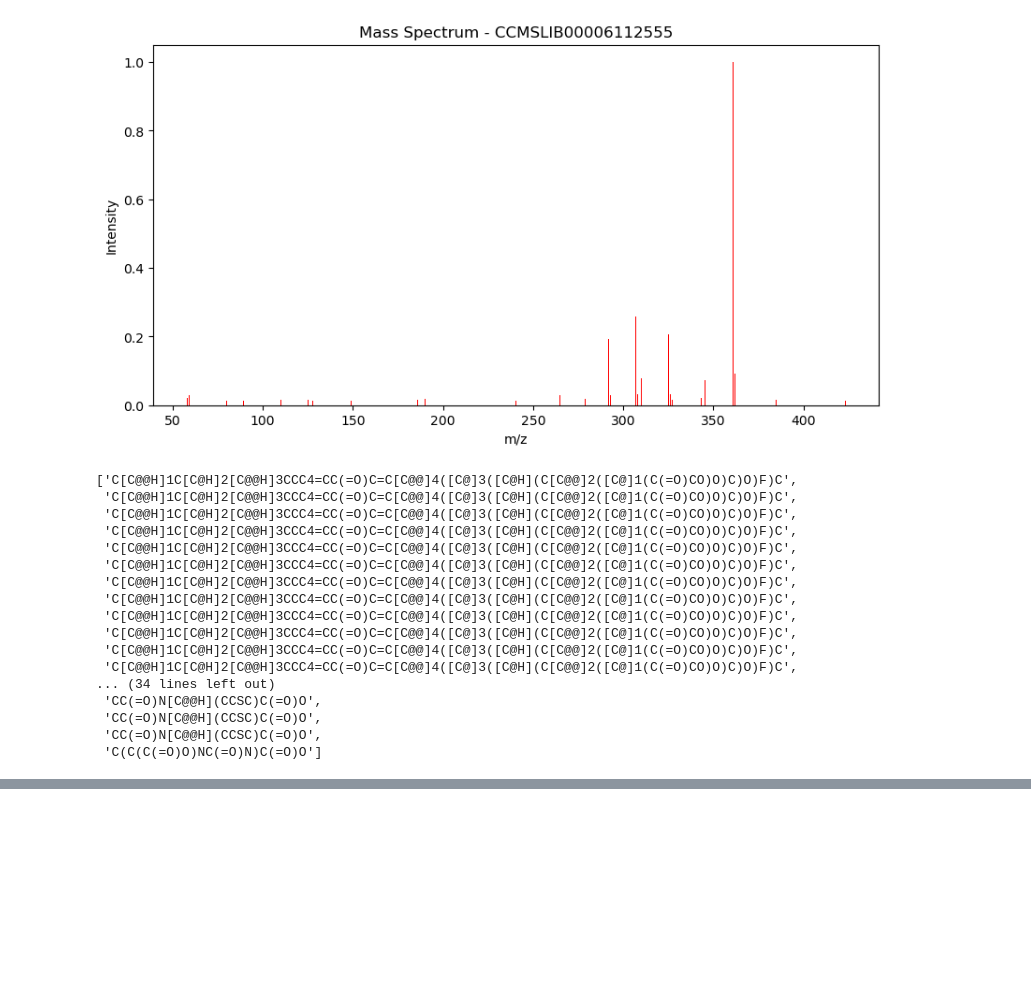
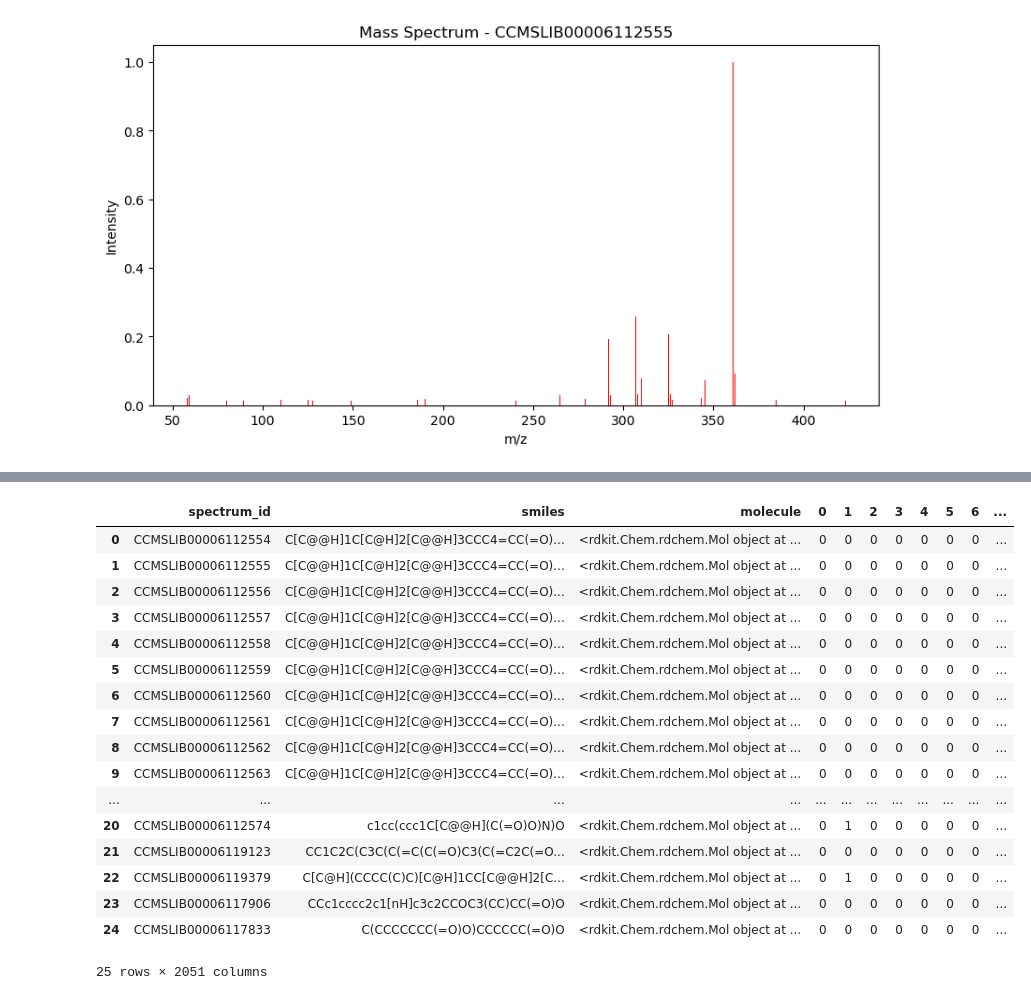
Before and after one commit to CarlosGomes00/Transformer-Based-Models-for-Chemical-Fingerprint-Prediction, a Jupyter notebook: notebooks/mgf_test.ipynb, the cells around one changed output, grey strips where cells are left out. Saved outputs shown, nothing was run; the diff lists cells and outputs as text; code cells hidden in the pictures; blank space fills up the shorter version.

Commit message:
smiles_to_fingerprints func added + updates

```diff
--- a/notebooks/mgf_test.ipynb
+++ b/notebooks/mgf_test.ipynb
@@ -96,22 +97,7 @@ plot_spectra(mgf_spect)
 [figure]
 [figure]
 # %%
-mgf_get_smiles(mgf_data, num_spectra=50)
+data = mgf_get_smiles(mgf_data, num_spectra=25)
-# %% [output]
-['C[C@@H]1C[C@H]2[C@@H]3CCC4=CC(=O)C=C[C@@]4([C@]3([C@H](C[C@@]2([C@]1(C(=O)CO)O)C)O)F)C',
- 'C[C@@H]1C[C@H]2[C@@H]3CCC4=CC(=O)C=C[C@@]4([C@]3([C@H](C[C@@]2([C@]1(C(=O)CO)O)C)O)F)C',
- 'C[C@@H]1C[C@H]2[C@@H]3CCC4=CC(=O)C=C[C@@]4([C@]3([C@H](C[C@@]2([C@]1(C(=O)CO)O)C)O)F)C',
- 'C[C@@H]1C[C@H]2[C@@H]3CCC4=CC(=O)C=C[C@@]4([C@]3([C@H](C[C@@]2([C@]1(C(=O)CO)O)C)O)F)C',
- 'C[C@@H]1C[C@H]2[C@@H]3CCC4=CC(=O)C=C[C@@]4([C@]3([C@H](C[C@@]2([C@]1(C(=O)CO)O)C)O)F)C',
- 'C[C@@H]1C[C@H]2[C@@H]3CCC4=CC(=O)C=C[C@@]4([C@]3([C@H](C[C@@]2([C@]1(C(=O)CO)O)C)O)F)C',
- 'C[C@@H]1C[C@H]2[C@@H]3CCC4=CC(=O)C=C[C@@]4([C@]3([C@H](C[C@@]2([C@]1(C(=O)CO)O)C)O)F)C',
- 'C[C@@H]1C[C@H]2[C@@H]3CCC4=CC(=O)C=C[C@@]4([C@]3([C@H](C[C@@]2([C@]1(C(=O)CO)O)C)O)F)C',
- 'C[C@@H]1C[C@H]2[C@@H]3CCC4=CC(=O)C=C[C@@]4([C@]3([C@H](C[C@@]2([C@]1(C(=O)CO)O)C)O)F)C',
- 'C[C@@H]1C[C@H]2[C@@H]3CCC4=CC(=O)C=C[C@@]4([C@]3([C@H](C[C@@]2([C@]1(C(=O)CO)O)C)O)F)C',
- 'C[C@@H]1C[C@H]2[C@@H]3CCC4=CC(=O)C=C[C@@]4([C@]3([C@H](C[C@@]2([C@]1(C(=O)CO)O)C)O)F)C',
- 'C[C@@H]1C[C@H]2[C@@H]3CCC4=CC(=O)C=C[C@@]4([C@]3([C@H](C[C@@]2([C@]1(C(=O)CO)O)C)O)F)C',
-... (34 lines left out)
- 'CC(=O)N[C@@H](CCSC)C(=O)O',
- 'CC(=O)N[C@@H](CCSC)C(=O)O',
- 'CC(=O)N[C@@H](CCSC)C(=O)O',
- 'C(C(C(=O)O)NC(=O)N)C(=O)O']
+# %%
+smiles_to_fingerprint(smiles=data)
+# %% [output]
@@ -117,0 +121,18 @@ mgf_get_smiles(mgf_data, num_spectra=50)
+|  | spectrum_id | smiles | molecule | 0 | 1 | 2 | 3 | 4 | 5 | 6 | ... |
+| 0 | CCMSLIB00006112554 | C[C@@H]1C[C@H]2[C@@H]3CCC4=CC(=O)... | <rdkit.Chem.rdchem.Mol object at ... | 0 | 0 | 0 | 0 | 0 | 0 | 0 | ... |
+| 1 | CCMSLIB00006112555 | C[C@@H]1C[C@H]2[C@@H]3CCC4=CC(=O)... | <rdkit.Chem.rdchem.Mol object at ... | 0 | 0 | 0 | 0 | 0 | 0 | 0 | ... |
+| 2 | CCMSLIB00006112556 | C[C@@H]1C[C@H]2[C@@H]3CCC4=CC(=O)... | <rdkit.Chem.rdchem.Mol object at ... | 0 | 0 | 0 | 0 | 0 | 0 | 0 | ... |
+| 3 | CCMSLIB00006112557 | C[C@@H]1C[C@H]2[C@@H]3CCC4=CC(=O)... | <rdkit.Chem.rdchem.Mol object at ... | 0 | 0 | 0 | 0 | 0 | 0 | 0 | ... |
+| 4 | CCMSLIB00006112558 | C[C@@H]1C[C@H]2[C@@H]3CCC4=CC(=O)... | <rdkit.Chem.rdchem.Mol object at ... | 0 | 0 | 0 | 0 | 0 | 0 | 0 | ... |
+| 5 | CCMSLIB00006112559 | C[C@@H]1C[C@H]2[C@@H]3CCC4=CC(=O)... | <rdkit.Chem.rdchem.Mol object at ... | 0 | 0 | 0 | 0 | 0 | 0 | 0 | ... |
+| 6 | CCMSLIB00006112560 | C[C@@H]1C[C@H]2[C@@H]3CCC4=CC(=O)... | <rdkit.Chem.rdchem.Mol object at ... | 0 | 0 | 0 | 0 | 0 | 0 | 0 | ... |
+| 7 | CCMSLIB00006112561 | C[C@@H]1C[C@H]2[C@@H]3CCC4=CC(=O)... | <rdkit.Chem.rdchem.Mol object at ... | 0 | 0 | 0 | 0 | 0 | 0 | 0 | ... |
+| 8 | CCMSLIB00006112562 | C[C@@H]1C[C@H]2[C@@H]3CCC4=CC(=O)... | <rdkit.Chem.rdchem.Mol object at ... | 0 | 0 | 0 | 0 | 0 | 0 | 0 | ... |
+| 9 | CCMSLIB00006112563 | C[C@@H]1C[C@H]2[C@@H]3CCC4=CC(=O)... | <rdkit.Chem.rdchem.Mol object at ... | 0 | 0 | 0 | 0 | 0 | 0 | 0 | ... |
+| ... | ... | ... | ... | ... | ... | ... | ... | ... | ... | ... | ... |
+| 20 | CCMSLIB00006112574 | c1cc(ccc1C[C@@H](C(=O)O)N)O | <rdkit.Chem.rdchem.Mol object at ... | 0 | 1 | 0 | 0 | 0 | 0 | 0 | ... |
+| 21 | CCMSLIB00006119123 | CC1C2C(C3C(C(=C(C(=O)C3(C(=C2C(=O... | <rdkit.Chem.rdchem.Mol object at ... | 0 | 0 | 0 | 0 | 0 | 0 | 0 | ... |
+| 22 | CCMSLIB00006119379 | C[C@H](CCCC(C)C)[C@H]1CC[C@@H]2[C... | <rdkit.Chem.rdchem.Mol object at ... | 0 | 1 | 0 | 0 | 0 | 0 | 0 | ... |
+| 23 | CCMSLIB00006117906 | CCc1cccc2c1[nH]c3c2CCOC3(CC)CC(=O)O | <rdkit.Chem.rdchem.Mol object at ... | 0 | 0 | 0 | 0 | 0 | 0 | 0 | ... |
+| 24 | CCMSLIB00006117833 | C(CCCCCCC(=O)O)CCCCCC(=O)O | <rdkit.Chem.rdchem.Mol object at ... | 0 | 0 | 0 | 0 | 0 | 0 | 0 | ... |
+25 rows × 2051 columns
```
Also changed, not shown: parts of 2 cells of this notebook, 2 other files.
